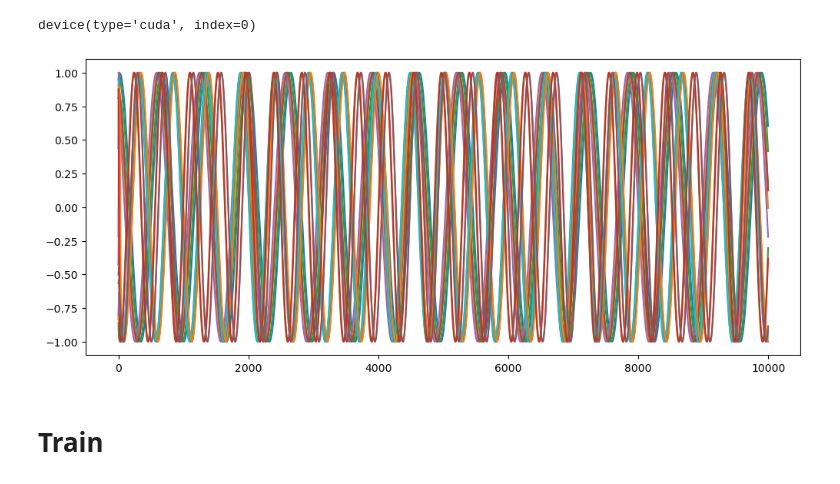
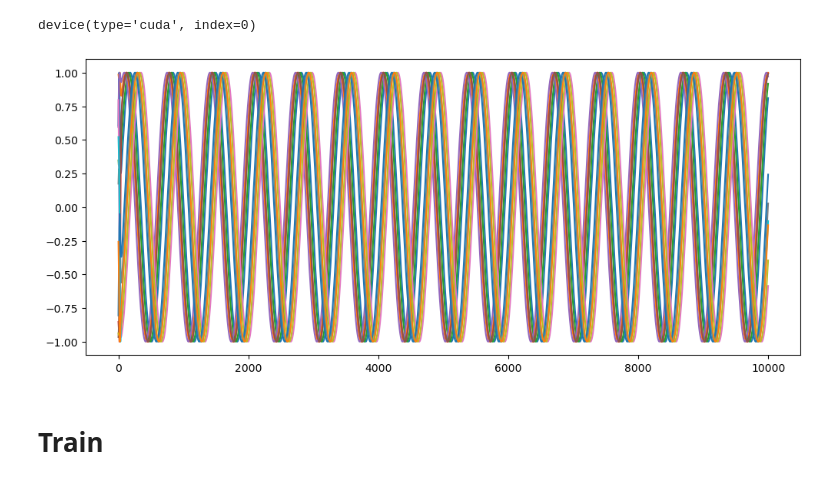
Before and after one commit to Matthew-ymz/Code-for-Finding-emergence-in-data-, a Jupyter notebook: exp/rnis/kuramoto_exp.ipynb, the cells around one changed output. Saved outputs shown, nothing was run; the diff lists cells and outputs as text; code cells hidden in the pictures.

```diff
--- a/exp/rnis/kuramoto_exp.ipynb
+++ b/exp/rnis/kuramoto_exp.ipynb
@@ -29,18 +29,18 @@ device(type='cuda', index=0)
 # %%
 seed = 2050
 np.random.seed(seed)
 torch.manual_seed(seed)
 torch.cuda.manual_seed_all(seed)
 
-kura_train = KuramotoModel(steps=10000, dt=0.01, sz=18, groups=3, coupling=0.5)
+kura_train = KuramotoModel(steps=10000, dt=0.01, sz=6, groups=1, coupling=0.5)
 timeserie, timeserie_next, _, _ = kura_train.simulate_oneserie(sample_step=5)
 
 plt.figure(figsize=(12,5))
-for i in range(16):
+for i in range(12):
     plt.plot(timeserie[:,i])
 plt.show()
 # %% [output]
-[figure, old version]
+[figure, new version]
 # %%
 seed = 2050
 np.random.seed(seed)
```
Also changed, not shown: parts of 12 cells of this notebook, 1 other file.
